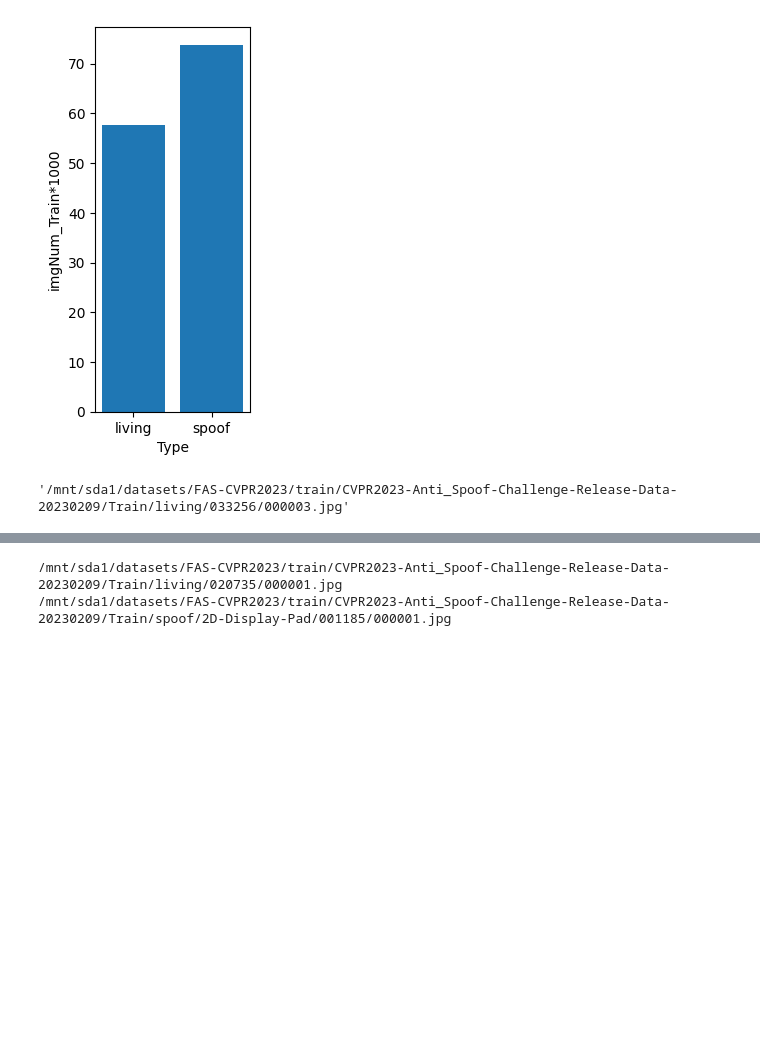
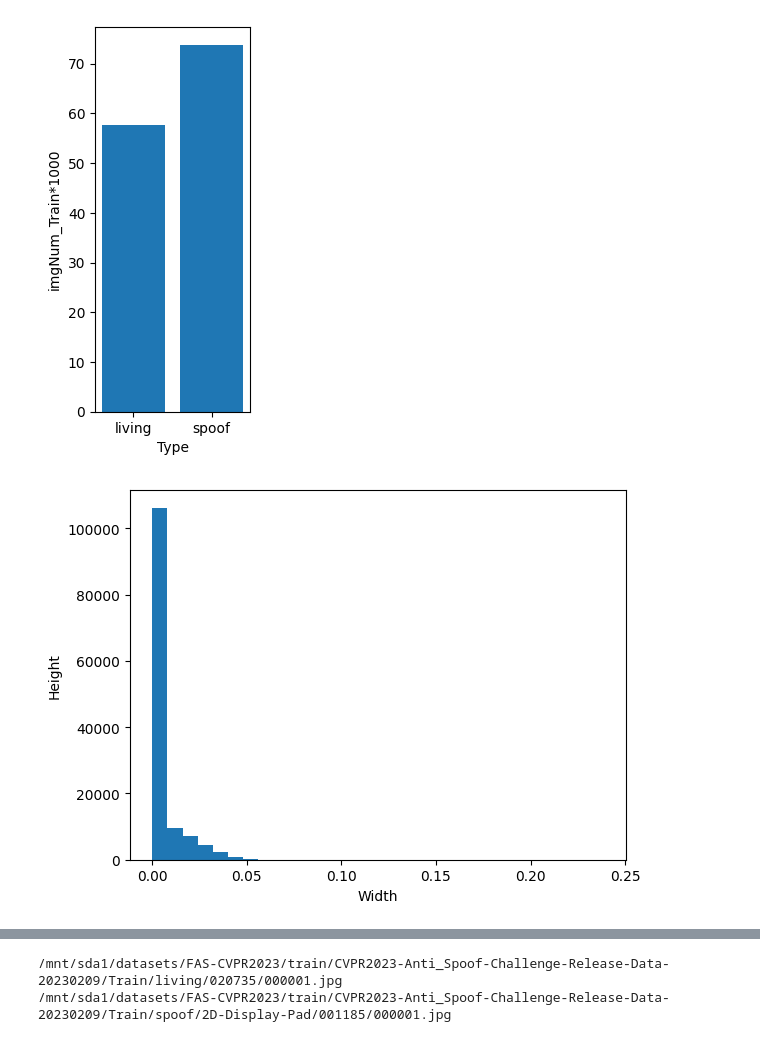
Before and after one commit to tiamo405/fas-cvpr2023, a Jupyter notebook: review.ipynb, the cells around one changed output, grey strips where cells are left out. Saved outputs shown, nothing was run; the diff lists cells and outputs as text; code cells hidden in the pictures; blank space fills up the shorter version.

```diff
--- a/review.ipynb
+++ b/review.ipynb
@@ -63,24 +55,3 @@ def thongke_path_image():
             path_train.append(line.split()[0])
 
     return path_train
-# %%
-def thongke_Widt_Height(path_image) :
-    # path_image = thongke_path_image()
-    sizes = []
-
-    # Lặp qua tất cả các tệp trong thư mục
-    for img_path in path_image:
-        # Kiểm tra nếu tệp là một tệp ảnh
-        if img_path.endswith('.jpg') or img_path.endswith('.png'):
-            # Đọc kích thước ảnh bằng OpenCV
-            # img_path = os.path.join(folder_path, filename)
-            img = cv2.imread(img_path)
-            height, width, channels = img.shape
-
-            # Thêm kích thước của ảnh vào danh sách
-            sizes.append((width, height))
-
-    # Tách kích thước chiều dài và rộng thành hai danh sách riêng biệt
-    widths = [size[0] for size in sizes]
-    heights = [size[1] for size in sizes]
-    return widths, heights
@@ -89,4 +57,0 @@ path_image = thongke_path_image()
-# %%
-path_image[0]
-# %% [output]
-'/mnt/sda1/datasets/FAS-CVPR2023/train/CVPR2023-Anti_Spoof-Challenge-Release-Data-20230209/Train/living/033256/000003.jpg'
@@ -99,0 +58,19 @@ plt.show()
+# %%
+def thongke_Widt_Height() :
+    df = pd.read_csv('data/csv/sizeTrain.csv')
+    sizes_image = df['sizes_image']
+    sizes_face = df['sizes_face']
+    rate = []
+    for i in range(len(df)) :
+        size_imgH = int(sizes_image[i].split(',')[0][1:])
+        size_imgW = int(sizes_image[i].split(',')[1][1:-1])
+        size_faceH = int(sizes_face[i].split(',')[0][1:])
+        size_faceW = int(sizes_face[i].split(',')[1][1:-1])
+        rate.append(size_faceH * size_faceW/10000000)
+    plt.hist(rate, bins=30)
+    plt.xlabel('Width')
+    plt.ylabel('Height')
+    plt.show()
+thongke_Widt_Height()
+# %% [output]
+[figure, added]
```
Also changed, not shown: parts of 5 cells of this notebook, 5 other files.
